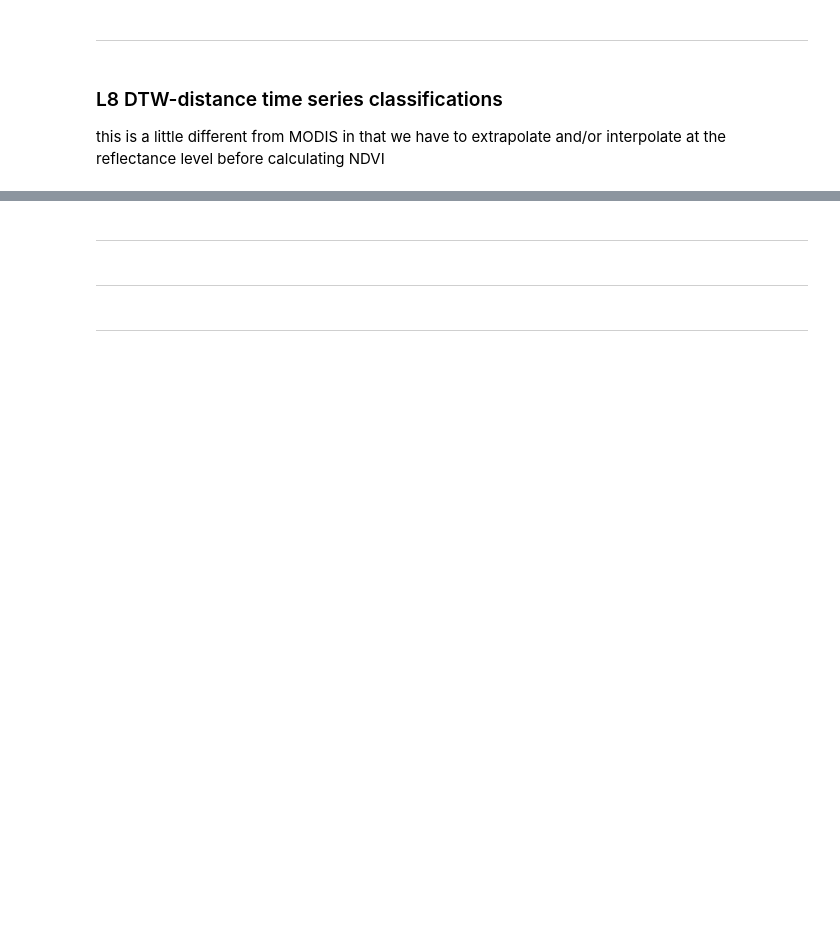
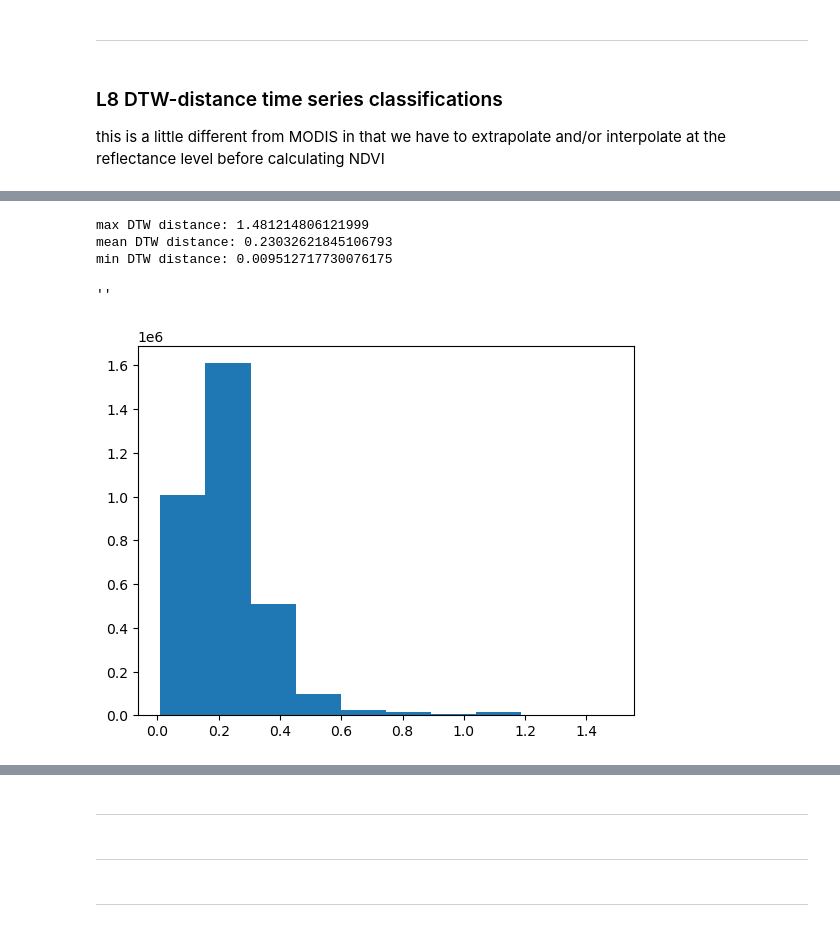
Before and after one commit to varosak/RemoteSensingProject, a Jupyter notebook: Pixel processing.ipynb, the cells around one changed output, grey strips where cells are left out. Saved outputs shown, nothing was run; the diff lists cells and outputs as text; code cells hidden in the pictures; blank space fills up the shorter version.

```diff
--- a/Pixel processing.ipynb
+++ b/Pixel processing.ipynb
@@ -733,0 +799,18 @@ NameError: name 'DTW_raster_L8' is not defined
+# %%
+## view the statistics timeseries
+
+DTW_value_L8 = DTW_raster_L8.flatten().copy()
+DTW_value_L8 = DTW_value_L8[~np.isnan(DTW_value_L8)]
+
+print('max DTW distance:', np.max(DTW_value_L8))
+print('mean DTW distance:', np.mean(DTW_value_L8))
+print('min DTW distance:', np.min(DTW_value_L8))
+
+plt.hist(DTW_value_L8)
+;
+# %% [output]
+max DTW distance: 1.481214806121999
+mean DTW distance: 0.23032621845106793
+min DTW distance: 0.009512717730076175
+''
+[figure, added]
```
Also changed, not shown: parts of 19 cells of this notebook.
